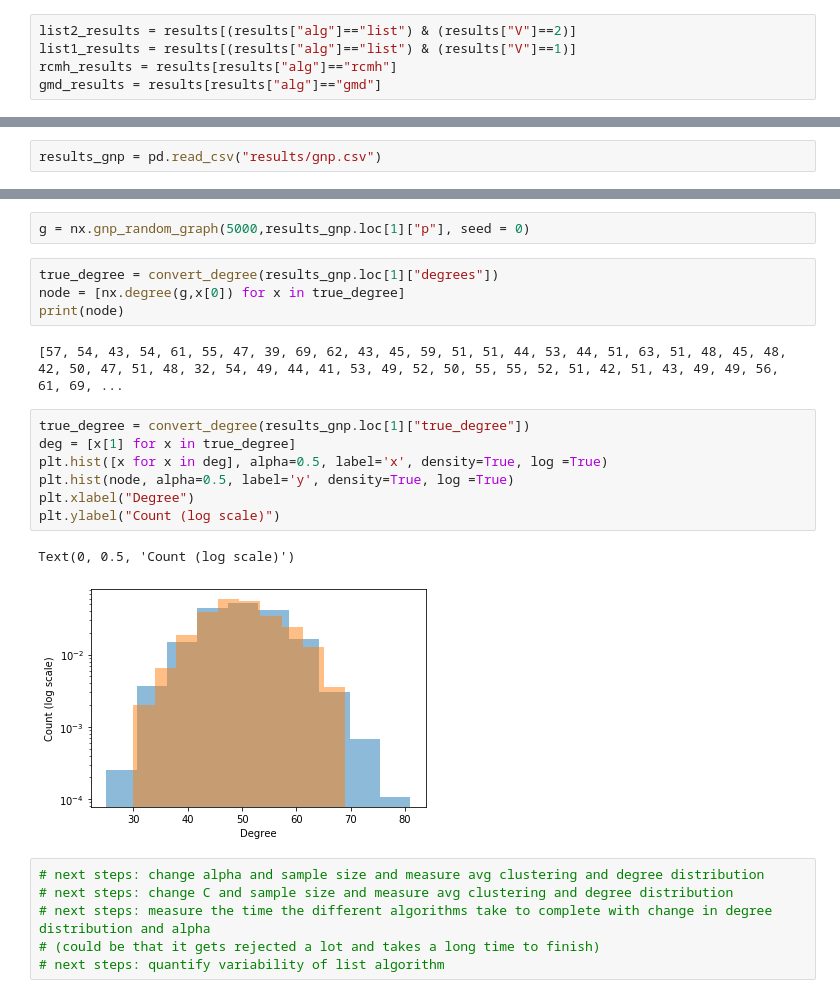
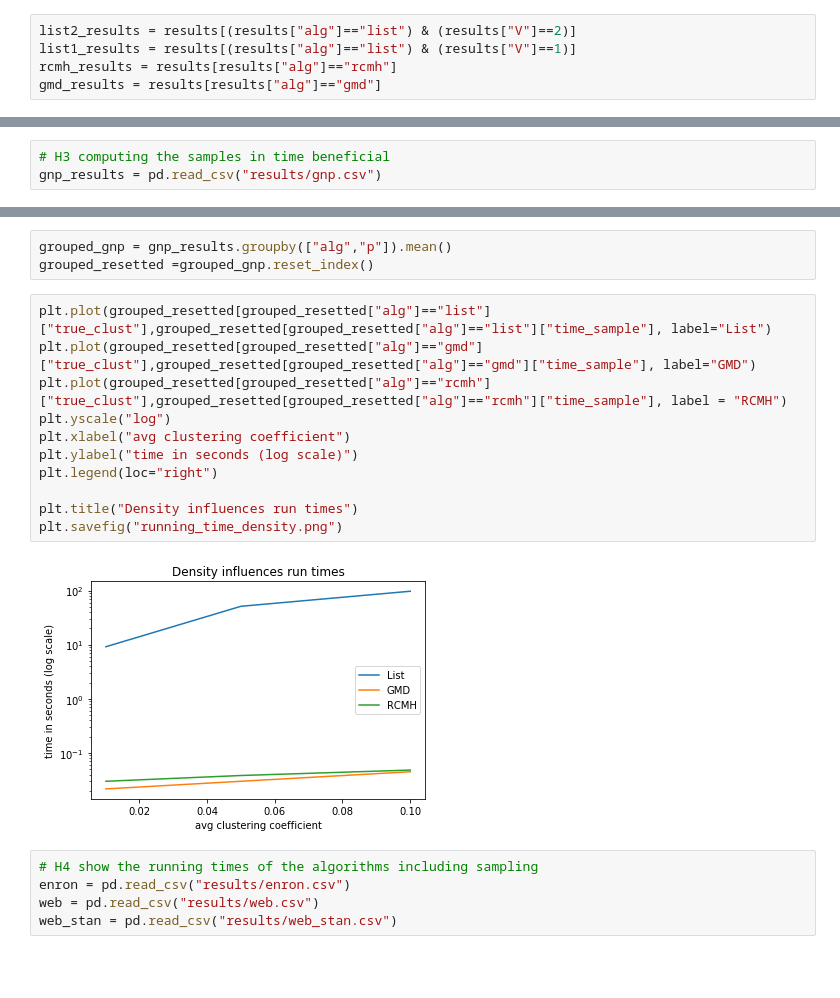
Before and after one commit to hewa55/GraphSampler, a Jupyter notebook: test.ipynb, the cells around one changed output, grey strips where cells are left out. Cells and saved outputs as stored; diff of their text form; blank space fills up the shorter version.

```diff
--- a/test.ipynb
+++ b/test.ipynb
@@ -490,2 +401,3 @@ plt.savefig("KS.png")
 # %%
-results_gnp = pd.read_csv("results/gnp.csv")
+# H3 computing the samples in time beneficial
+gnp_results = pd.read_csv("results/gnp.csv")
@@ -499,24 +404,21 @@ results_gnp.loc[1]["p"]
-# %%
-g = nx.gnp_random_graph(5000,results_gnp.loc[1]["p"], seed = 0)
-# %%
-true_degree = convert_degree(results_gnp.loc[1]["degrees"])
-node = [nx.degree(g,x[0]) for x in true_degree]
-print(node)
-# %% [output]
-[57, 54, 43, 54, 61, 55, 47, 39, 69, 62, 43, 45, 59, 51, 51, 44, 53, 44, 51, 63, 51, 48, 45, 48, 42, 50, 47, 51, 48, 32, 54, 49, 44, 41, 53, 49, 52, 50, 55, 55, 52, 51, 42, 51, 43, 49, 49, 56, 61, 69, ...
-# %%
-true_degree = convert_degree(results_gnp.loc[1]["true_degree"])
-deg = [x[1] for x in true_degree]
-plt.hist([x for x in deg], alpha=0.5, label='x', density=True, log =True)
-plt.hist(node, alpha=0.5, label='y', density=True, log =True)
-plt.xlabel("Degree")
-plt.ylabel("Count (log scale)")
-# %% [output]
-Text(0, 0.5, 'Count (log scale)')
-[figure, removed]
-# %%
-# next steps: change alpha and sample size and measure avg clustering and degree distribution
-# next steps: change C and sample size and measure avg clustering and degree distribution
-# next steps: measure the time the different algorithms take to complete with change in degree distribution and alpha
-# (could be that it gets rejected a lot and takes a long time to finish)
-# next steps: quantify variability of list algorithm
+# %%
+grouped_gnp = gnp_results.groupby(["alg","p"]).mean()
+grouped_resetted =grouped_gnp.reset_index()
+# %%
+plt.plot(grouped_resetted[grouped_resetted["alg"]=="list"]["true_clust"],grouped_resetted[grouped_resetted["alg"]=="list"]["time_sample"], label="List")
+plt.plot(grouped_resetted[grouped_resetted["alg"]=="gmd"]["true_clust"],grouped_resetted[grouped_resetted["alg"]=="gmd"]["time_sample"], label="GMD")
+plt.plot(grouped_resetted[grouped_resetted["alg"]=="rcmh"]["true_clust"],grouped_resetted[grouped_resetted["alg"]=="rcmh"]["time_sample"], label = "RCMH")
+plt.yscale("log")
+plt.xlabel("avg clustering coefficient")
+plt.ylabel("time in seconds (log scale)")
+plt.legend(loc="right")
+
+plt.title("Density influences run times")
+plt.savefig("running_time_density.png")
+# %% [output]
+[figure, added]
+# %%
+# H4 show the running times of the algorithms including sampling
+enron = pd.read_csv("results/enron.csv")
+web = pd.read_csv("results/web.csv")
+web_stan = pd.read_csv("results/web_stan.csv")
```
Also changed, not shown: parts of 47 cells of this notebook, 1 other file.
